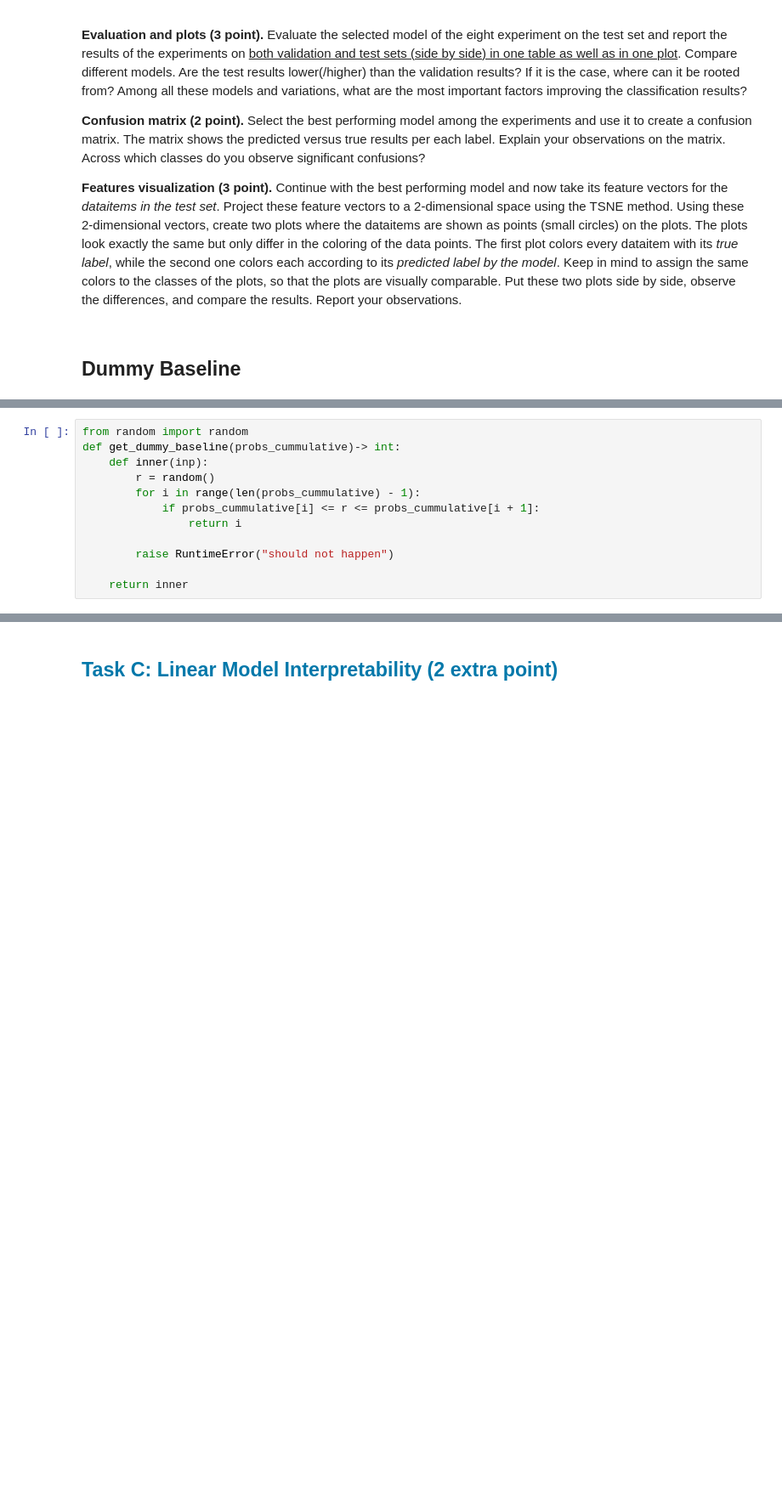
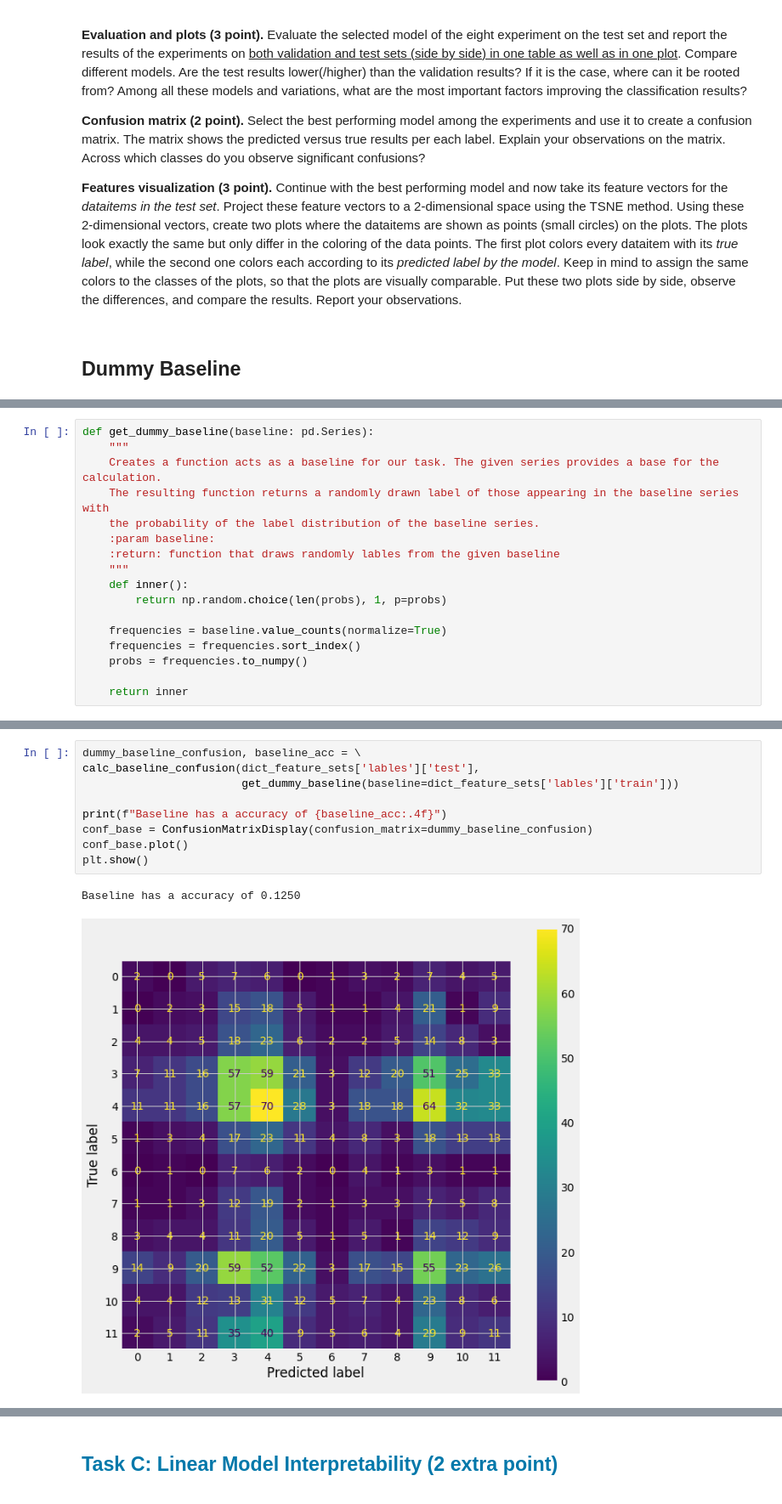
Before and after one commit to floxo115/nlp_assignment1, a Jupyter notebook: Assignment1.ipynb, the cells around one changed output, grey strips where cells are left out. Shown at 85% size. Drawn from its saved outputs; the diff is of its cells as text; blank space fills up the shorter version.

Commit message:
Added Task B

```diff
--- a/Assignment1.ipynb
+++ b/Assignment1.ipynb
@@ -338,13 +409,18 @@ probs_cummulative[-1] = 1
-# %%
-from random import random
-def get_dummy_baseline(probs_cummulative)-> int:
-    def inner(inp):
-        r = random()
-        for i in range(len(probs_cummulative) - 1):
-            if probs_cummulative[i] <= r <= probs_cummulative[i + 1]:
-                return i
-
-        raise RuntimeError("should not happen")
-
-    return inner
+# %%
+def get_dummy_baseline(baseline: pd.Series):
+    """
+    Creates a function acts as a baseline for our task. The given series provides a base for the calculation.
+    The resulting function returns a randomly drawn label of those appearing in the baseline series with
+    the probability of the label distribution of the baseline series.
+    :param baseline:
+    :return: function that draws randomly lables from the given baseline
+    """
+    def inner():
+        return np.random.choice(len(probs), 1, p=probs)
+
+    frequencies = baseline.value_counts(normalize=True)
+    frequencies = frequencies.sort_index()
+    probs = frequencies.to_numpy()
+
+    return inner
 # %%
@@ -352,0 +431,12 @@ dummy_baseline(234)
+# %%
+dummy_baseline_confusion, baseline_acc = \
+calc_baseline_confusion(dict_feature_sets['lables']['test'],
+                        get_dummy_baseline(baseline=dict_feature_sets['lables']['train']))
+
+print(f"Baseline has a accuracy of {baseline_acc:.4f}")
+conf_base = ConfusionMatrixDisplay(confusion_matrix=dummy_baseline_confusion)
+conf_base.plot()
+plt.show()
+# %% [output]
+Baseline has a accuracy of 0.1250
+[figure, added]
```
Also changed, not shown: parts of 44 cells of this notebook, 1 other file.
